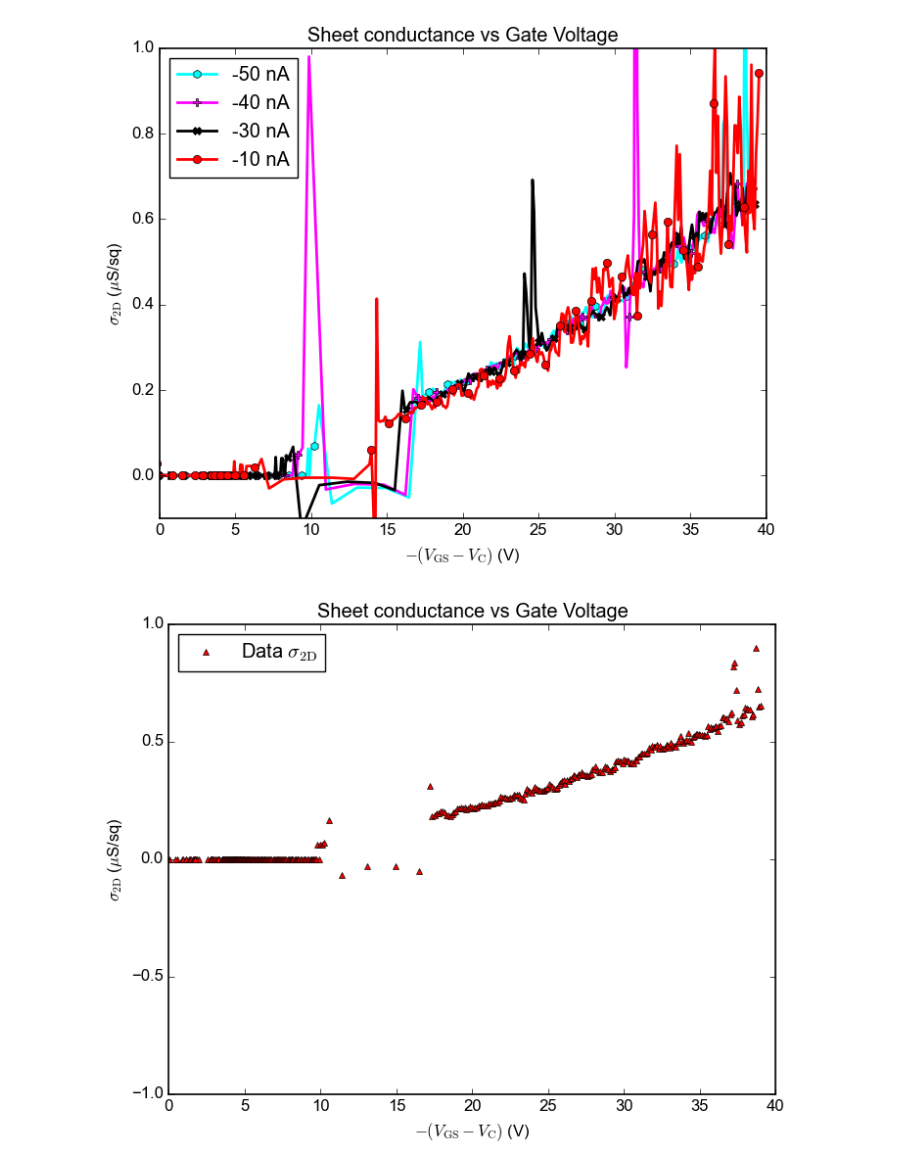
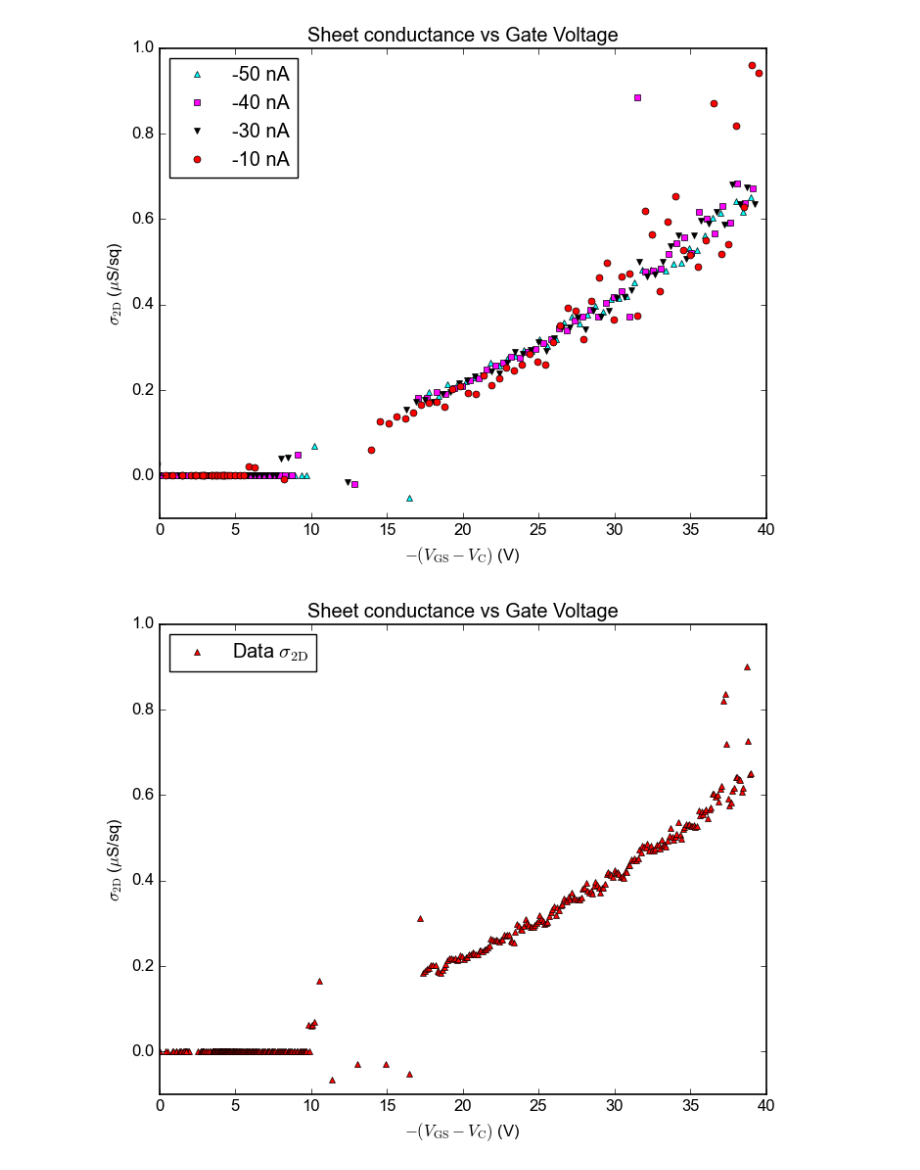
Before and after one commit to phamtrungkien8904/BachelorThesis, a Jupyter notebook: PS-cook/mobility.ipynb, the cells around one changed output. Cells and saved outputs as stored; diff of their text form; code cells hidden in the pictures.

```diff
--- a/PS-cook/mobility.ipynb
+++ b/PS-cook/mobility.ipynb
@@ -20,38 +20,39 @@ data2 = np.loadtxt("./Data-vdP/20262304006.dat")
 data3 = np.loadtxt("./Data-vdP/20262304007.dat")
 data4 = np.loadtxt("./Data-vdP/20262304008.dat")
 
 datasets_IDS_VDS = [
-    ("-50 nA", data1, 'cyan', 'h'),
-    ("-40 nA", data2, 'magenta', 'P'),
-    ("-30 nA", data3, 'black', 'X'),
+    ("-50 nA", data1, 'cyan', '^'),
+    ("-40 nA", data2, 'magenta', 's'),
+    ("-30 nA", data3, 'black', 'v'),
     ("-10 nA", data4, 'red', 'o'),
     # ("Smoothed 05", data_fake_1, 'blue', 's'),
     # ("Smoothed 06", data_fake_2, 'green', 'D'),
     # ("Smoothed 07", data_fake_3, 'orange', '^'),
     # ("Smoothed 08", data_fake_4, 'purple', 'v'),
 
 ]
 for label, data, color, marker in datasets_IDS_VDS:
     V_GS = data[:, 0]
     I_DS = data[:, 2]
     V_DS = data[:, 3]
     V_C = 0.5*(data[:, 4] + data[:, 5])
     V_12 = data[:, 6]
     sigma = data[:, 7]
-    plt.plot(-(V_GS - V_C), sigma*1e6, lw=2, label=label, color=color, marker=marker, linestyle='-', markevery=10)
+    plt.plot(-(V_GS - V_C), sigma*1e6, label=label, color=color, marker=marker, linestyle='None', markersize=5, markevery=5)
+
 
 
 
 
 plt.xlabel(r"$-(V_\text{GS} - V_\text{C})$ (V)")
 plt.ylabel(r"$\sigma_\text{2D}$ ($\mu$S/sq)")
 plt.xlim(0, 40)
 plt.ylim(-0.1, 1)
 plt.legend(frameon=True, loc='upper left', numpoints=1)
 plt.title("Sheet conductance vs Gate Voltage")
 plt.show()
 # %% [output]
-[figure, old version]
+[figure, new version]
 # %%
 data = np.loadtxt("./Data-vdP/20262304005.dat")
 
@@ -69,10 +70,10 @@ plt.plot(-(V_GS - V_C), sigma*1e6, '^', label=r'Data $\sigma_\text{2D}$', color=
 plt.xlabel(r"$-(V_\text{GS} - V_\text{C})$ (V)")
 plt.ylabel(r"$\sigma_\text{2D}$ ($\mu$S/sq)")
 plt.xlim(0, 40)
-plt.ylim(-1.0, 1.0)
+plt.ylim(-0.1, 1.0)
 plt.legend(frameon=True, loc='upper left', numpoints=1)
 plt.title("Sheet conductance vs Gate Voltage")
 plt.show()
 # %% [output]
-[figure, old version]
+[figure, new version]
 # %%
```
Also changed, not shown: parts of 2 cells of this notebook.
